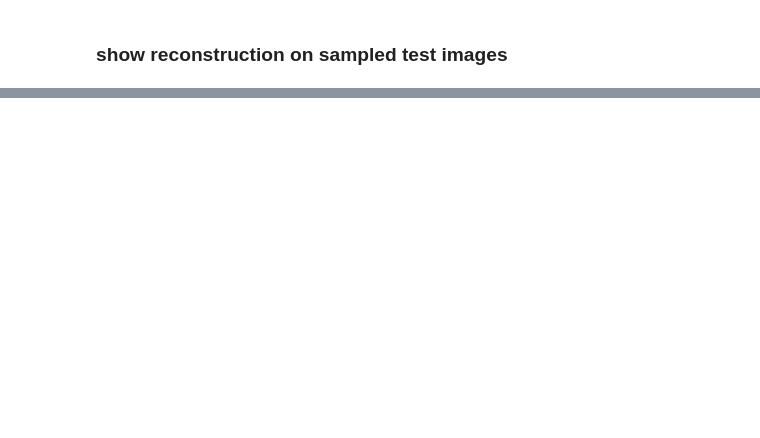
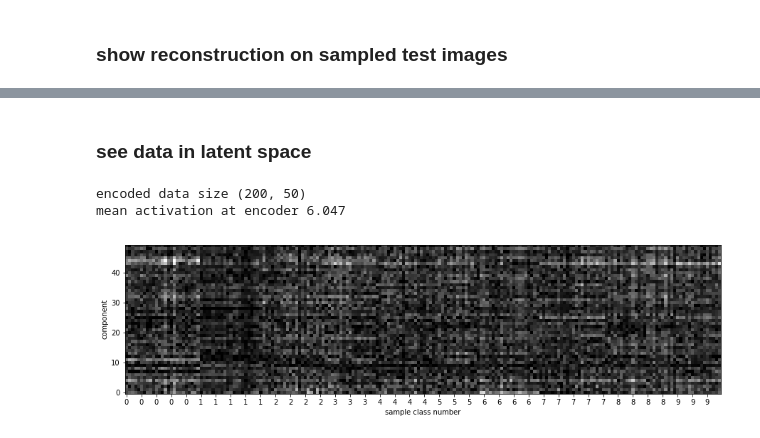
Before and after one commit to rramosp/2020.deeplearning, a Jupyter notebook: U2.01 - Network Architectures - Autoencoders.ipynb, the cells around one changed output, grey strips where cells are left out. Saved outputs shown, nothing was run; the diff lists cells and outputs as text; code cells hidden in the pictures; blank space fills up the shorter version.

```diff
--- a/U2.01 - Network Architectures - Autoencoders.ipynb
+++ b/U2.01 - Network Architectures - Autoencoders.ipynb
@@ -41,4 +41,4 @@ for i in range(random_imgs.shape[0]):
 # %%
 from sklearn.model_selection import train_test_split
-X_train, X_test = train_test_split(X, test_size=.2)
+X_train, X_test, y_train, y_test = train_test_split(X, y, test_size=.2)
 # %%
@@ -134,0 +152,22 @@ for i in range(len(X_sample)):
+# %% [markdown]
+### see data in latent space
+# %%
+idxs = np.random.permutation(len(X_test))[:200]
+idxs = idxs[np.argsort(y_test[idxs])]
+y_sample = y_test[idxs]
+X_sample = X_test[idxs]
+
+import tensorflow.keras.backend as K
+l0_output = K.function([model.input], [encoder])
+X_sample_encoded = l0_output([X_sample])[0]
+print("encoded data size", X_sample_encoded.shape)
+plt.figure(figsize=(15,10))
+plt.imshow(X_sample_encoded.T, cmap=plt.cm.Greys_r, origin="bottom")
+plt.ylabel("component")
+plt.xlabel("sample class number")
+plt.xticks(range(len(y_sample))[::5], y_sample[::5]);
+print ("mean activation at encoder %.3f"%np.mean(X_sample_encoded))
+# %% [output]
+encoded data size (200, 50)
+mean activation at encoder 6.047
+[figure, added]
```
Also changed, not shown: parts of 33 cells of this notebook.
